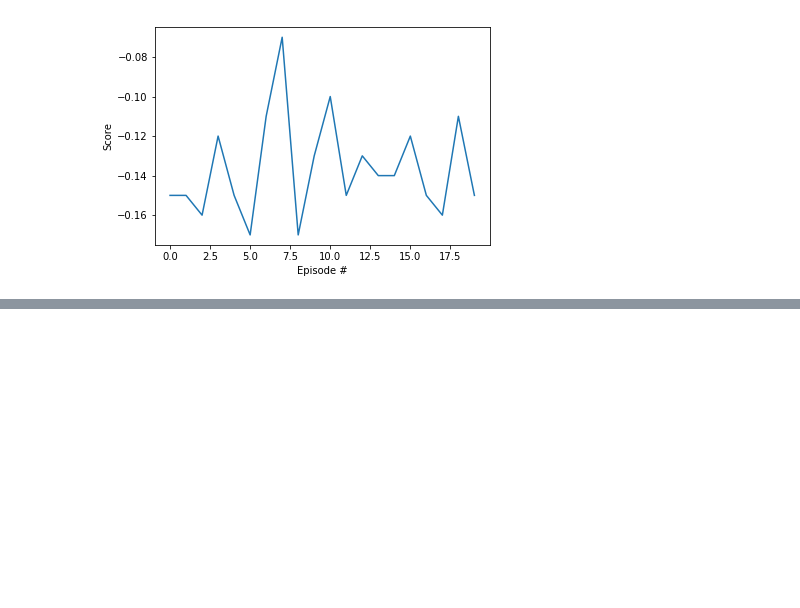
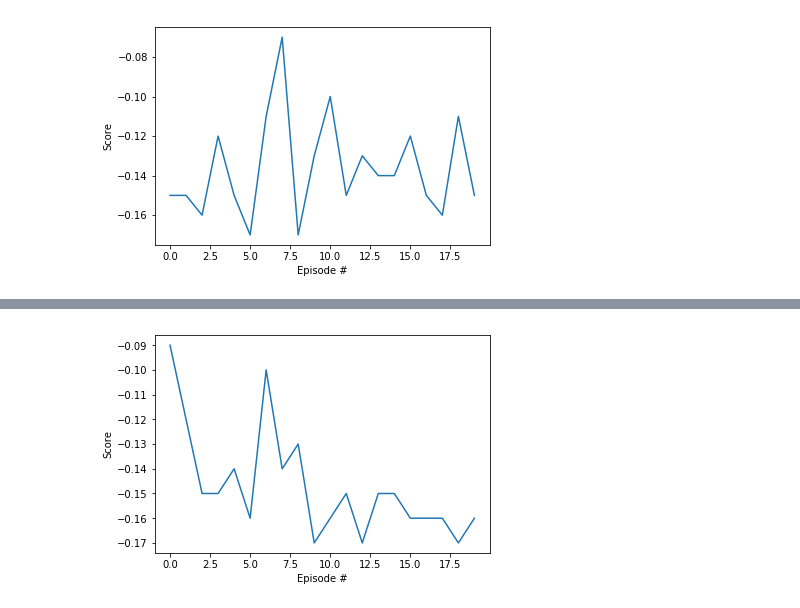
Before and after one commit to EternalSH/deep-reinforcement-learning, a Jupyter notebook: p3_collab-compet/Tennis.ipynb, the cells around one changed output, grey strips where cells are left out. Drawn from its saved outputs; the diff is of its cells as text; code cells hidden in the pictures; blank space fills up the shorter version.

```diff
--- a/p3_collab-compet/Tennis.ipynb
+++ b/p3_collab-compet/Tennis.ipynb
@@ -131,6 +129,9 @@ class Actor(nn.Module):
             fc2_units (int): Number of nodes in second hidden layer
         """
         super(Actor, self).__init__()
+
+        if ACTOR_NORMALIZE_STATES:
+            self.normalizer_states = nn.BatchNorm1d(state_size)
 
         if ACTOR_NORMALIZE:
             self.normalizer = nn.BatchNorm1d(fc1_units)
@@ -154,6 +155,10 @@ class Actor(nn.Module):
     def forward(self, states):
         """Build an actor (policy) network that maps states -> actions."""
         x = states
+
+        if ACTOR_NORMALIZE_STATES:
+            x = self.normalizer_states(x)
+
         x = self.fc1(x)
 
         if ACTOR_NORMALIZE:
@@ -182,6 +187,9 @@ class Critic(nn.Module):
         """
         super(Critic, self).__init__()
 
+        if CRITIC_NORMALIZE_STATES:
+            self.normalizer_states = nn.BatchNorm1d(state_size)
+
         if CRITIC_NORMALIZE:
             self.normalizer = nn.BatchNorm1d(fcs1_units)
 
@@ -204,6 +212,10 @@ class Critic(nn.Module):
     def forward(self, states, actions):
         """Build a critic (value) network that maps (state, action) pairs -> Q-values."""
         xs = states
+
+        if CRITIC_NORMALIZE_STATES:
+            xs = self.normalizer_states(xs)
+
         xs = self.fcs1(xs)
 
         if CRITIC_NORMALIZE:
@@ -292,7 +304,6 @@ class Agent():
         """
         self.state_size = state_size
         self.action_size = action_size
-        self.agents_count = 20
         self.seed = random.seed(random_seed)
         self.noise_epsilon = NOISE_EPSILON
 
@@ -380,7 +391,7 @@ class Agent():
         self.soft_update(self.actor_local, self.actor_target, TAU)
 
         # ---------------------------- update noise ---------------------------- #
-        self.noise_epsilon = max(0, self.noise_epsilon - NOISE_EPSILON_DECAY)
+        self.noise_epsilon = max(NOISE_EPSILPN_MIN, self.noise_epsilon - NOISE_EPSILON_DECAY)
         self.noise.reset()
 
     def soft_update(self, local_model, target_model, tau):
@@ -516,0 +546,40 @@ plt.show()
+# %%
+BUFFER_SIZE = int(1e6)        # replay buffer size
+BATCH_SIZE = 512              # minibatch size
+GAMMA = 0.99                  # discount factor
+TAU = 1e-3                    # for soft update of target parameters
+LR_ACTOR = 1e-3               # learning rate of the actor
+LR_CRITIC = 3e-3              # learning rate of the critic
+WEIGHT_DECAY = 0              # L2 weight decay
+
+DDPG_LEARN_TIMES = 4
+DDPG_UPDATE_EVERY = 1
+
+NOISE_EPSILON = 5.0           # explore/exploit from the noise generator
+NOISE_EPSILON_DECAY = 1e-3    # decay rate for noise process
+
+ACTOR_DROPOUT = True          # Actor: use dropout (on last layer)
+ACTOR_DROPOUT_RATE = 0.1      # Actor: dropout rate
+ACTOR_NORMALIZE = True
+
+CRITIC_DROPOUT = True         # Critic: use dropout (on last layer)
+CRITIC_DROPOUT_RATE = 0.05    # Critic: dropout rate
+CRITIC_NORMALIZE = True
+
+device = torch.device("cuda:0" if torch.cuda.is_available() else "cpu")
+print(f"Using device: {device}")
+
+shared_memory = ReplayBuffer(action_size, BUFFER_SIZE, BATCH_SIZE, 2)
+agents = [Agent(state_size=state_size, action_size=action_size, device=device, random_seed=2, memory = shared_memory,
+              ac1=512, ac2=256, cc1=512, cc2=256) for _ in range(2)]
+
+scores = maddpg(20, 500, early_break = False, memory = shared_memory, print_every = 4)
+
+# plot the scores
+fig = plt.figure()
+ax = fig.add_subplot(111)
+plt.plot(np.arange(len(scores)), scores)
+plt.ylabel('Score')
+plt.xlabel('Episode #')
+plt.show()
+# %% [output]
@@ -516,0 +593 @@ plt.show()
+[figure, added]
```
Also changed, not shown: parts of 10 cells of this notebook, 1 other file.
